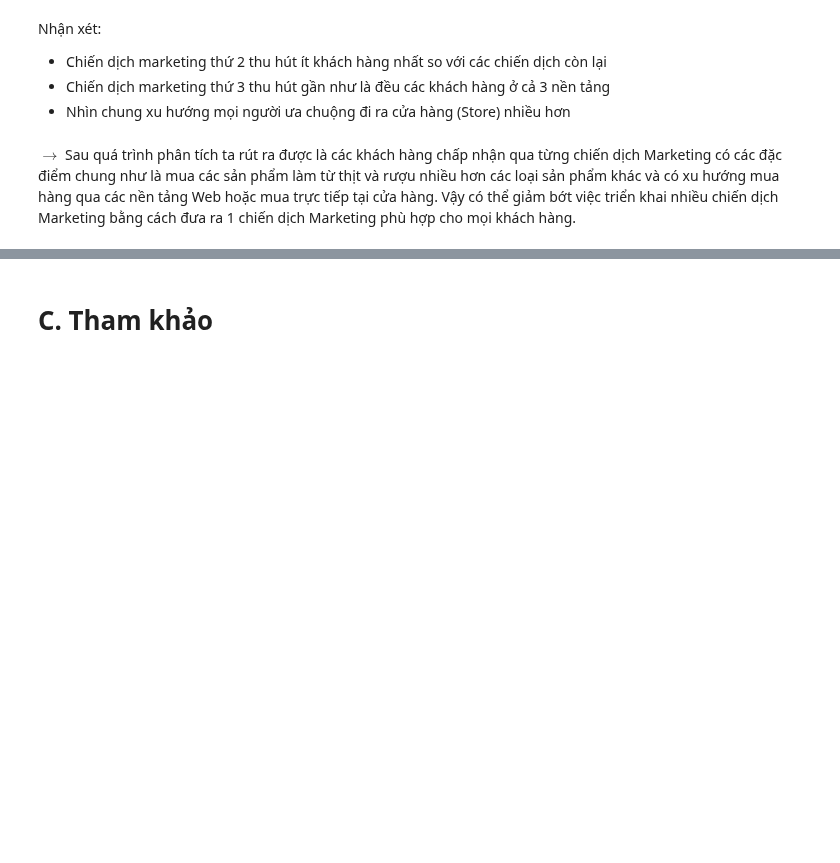
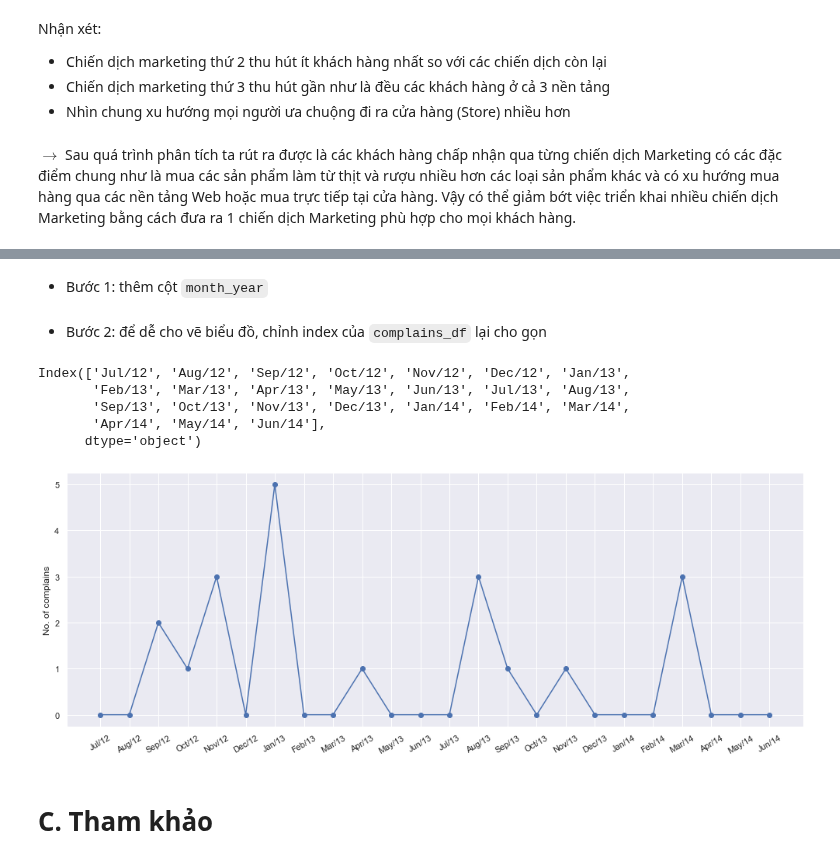
Before and after one commit to ngminhluong/CDS-EndTerm, a Jupyter notebook: Main.ipynb, the cells around one changed output, grey strips where cells are left out. Saved outputs shown, nothing was run; the diff lists cells and outputs as text; code cells hidden in the pictures; blank space fills up the shorter version.

```diff
--- a/Main.ipynb
+++ b/Main.ipynb
@@ -1046,3 +1055,32 @@ $\to$ Sau quá trình phân tích ta rút ra được là các khách hàng ch
+# %% [markdown]
+- Bước 1: thêm cột `month_year`
+# %%
+complains_df = mkt_df.copy()
+# thêm cột dạng year-month
+complains_df['month_year'] = pd.to_datetime(complains_df['Dt_Customer']).dt.to_period('M')
+complains_df = complains_df.groupby('month_year')['Complain'].sum()
+# %% [markdown]
+- Bước 2: để dễ cho vẽ biểu đồ, chỉnh index của `complains_df` lại cho gọn
+# %%
+new_ix = []
+
+for my in complains_df.index:
+    m = dt.date(1900, my.month, 1).strftime("%b") # get abbreviated month
+    y = str(my.year)[2:]
+    new_ix.append(f'{m}/{y}')
+complains_df.index = new_ix
+complains_df.index
+# %% [output]
+Index(['Jul/12', 'Aug/12', 'Sep/12', 'Oct/12', 'Nov/12', 'Dec/12', 'Jan/13',
+       'Feb/13', 'Mar/13', 'Apr/13', 'May/13', 'Jun/13', 'Jul/13', 'Aug/13',
+       'Sep/13', 'Oct/13', 'Nov/13', 'Dec/13', 'Jan/14', 'Feb/14', 'Mar/14',
+       'Apr/14', 'May/14', 'Jun/14'],
+      dtype='object')
+# %%
+ax = complains_df.plot.line(marker= 'o', figsize=(17,6), rot=30, ylabel='No. of complains')
+plt.xticks(np.arange(len(complains_df.index)), complains_df.index);
+# %% [output]
+[figure, added]
 # %% [markdown]
 # C. Tham khảo
 # %% [markdown]
```
Also changed, not shown: parts of 23 cells of this notebook.
